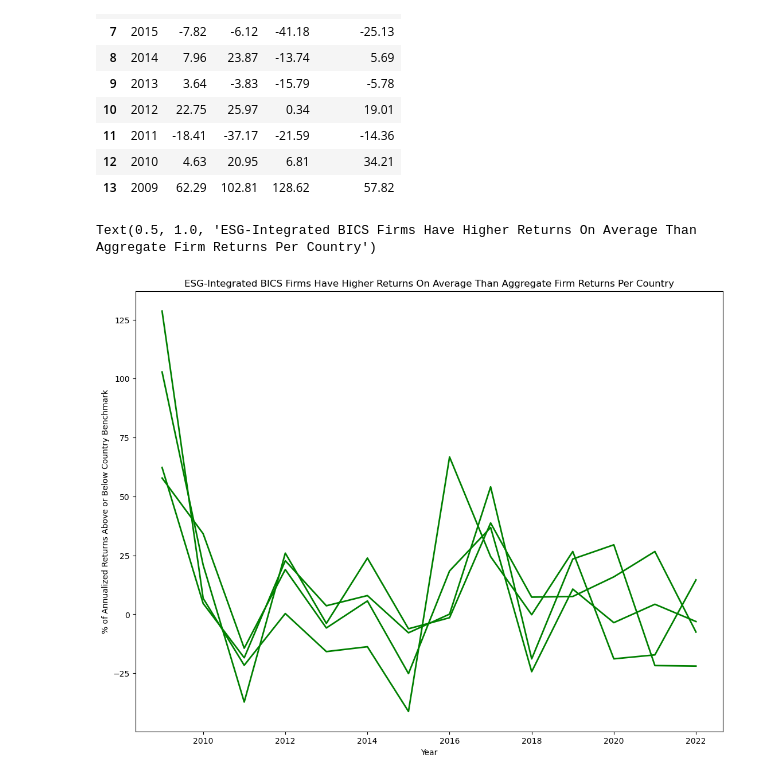
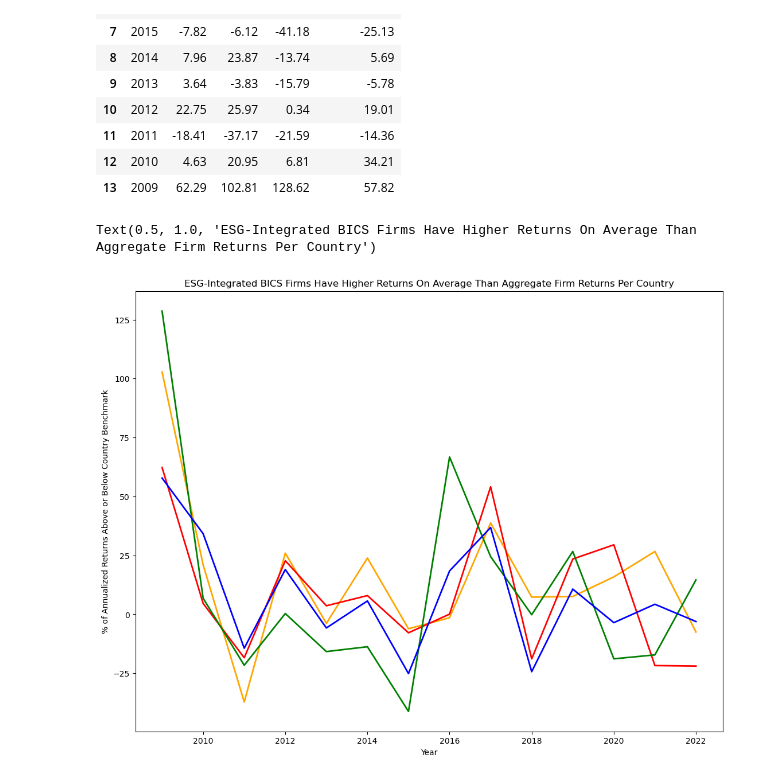
Before and after one commit to avnikadubey/as.180.369, a Jupyter notebook: contrib/avnikadubey/class-07-dataset_integration/ESG Data Regression.ipynb, the cells around one changed output. Saved outputs shown, nothing was run; the diff lists cells and outputs as text; code cells hidden in the pictures.

```diff
--- a/contrib/avnikadubey/class-07-dataset_integration/ESG Data Regression.ipynb
+++ b/contrib/avnikadubey/class-07-dataset_integration/ESG Data Regression.ipynb
@@ -158,18 +161,19 @@ YR = data['Year']
 # %%
 #Attempt at constructing a graph
 fig=plt.figure()
 myaxes=fig.add_axes([0.1,0.1,1.6,1.6])
 
 #Add data to the graph
-myaxes.plot(YR, IN,'green',lw=2)
-myaxes.plot(YR, CH,'green',lw=2)
+myaxes.plot(YR, IN,'orange',lw=2)
+myaxes.plot(YR, CH,'red',lw=2)
 myaxes.plot(YR, BR,'green',lw=2)
-myaxes.plot(YR, SA,'green',lw=2)
+myaxes.plot(YR, SA,'blue',lw=2)
 
 #Set labels
 myaxes.set_xlabel('Year')
+#myaxes.set_yticks([-0.25,0,0.25,0.5,0.75,1,1.25])
 myaxes.set_ylabel('% of Annualized Returns Above or Below Country Benchmark')
 myaxes.set_title(label="ESG-Integrated BICS Firms Have Higher Returns On Average Than Aggregate Firm Returns Per Country")
 # %% [output]
 Text(0.5, 1.0, 'ESG-Integrated BICS Firms Have Higher Returns On Average Than Aggregate Firm Returns Per Country')
-[figure, old version]
+[figure, new version]
```
Also changed, not shown: parts of 10 cells of this notebook.
